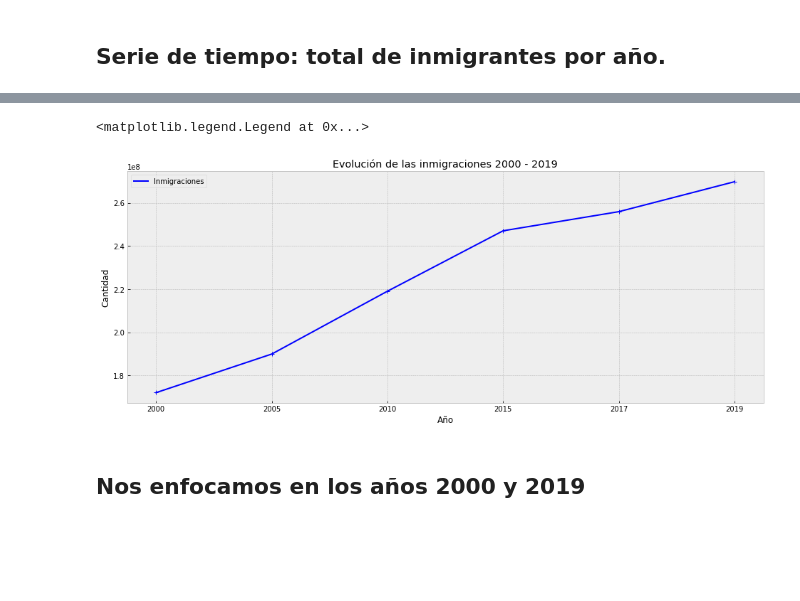
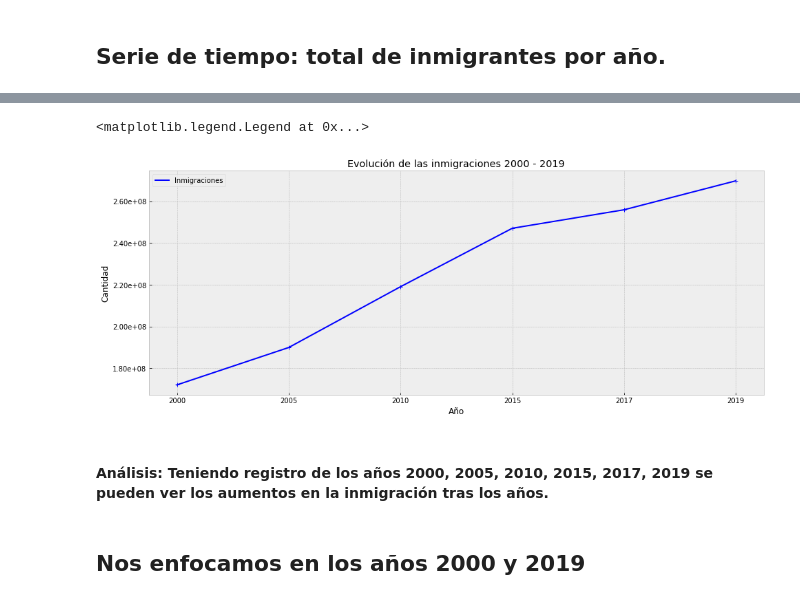
Before and after one commit to ispc-programador2022/TSSSM5, a Jupyter notebook: Scraping/Informe.ipynb, the cells around one changed output, grey strips where cells are left out. Saved outputs shown, nothing was run; the diff lists cells and outputs as text; code cells hidden in the pictures; blank space fills up the shorter version.

```diff
--- a/Scraping/Informe.ipynb
+++ b/Scraping/Informe.ipynb
@@ -115,3 +117,4 @@ df_complete.head(10)
 ## Serie de tiempo: total de inmigrantes por año.
 # %%
 cant_year = df_complete.groupby(["Year"]).sum('Inmigrantes_total')
+cant_year = cant_year.drop(['Unnamed: 0', 'Proporcion_total'], axis=1)
@@ -118,16 +131,19 @@ cant_year = df_complete.groupby(["Year"]).sum('Inmigrantes_total')
 # %%
 year_index = cant_year.index
 
 fig, ax = plt.subplots(figsize=(16,6))
 ax.plot(year_index, cant_year["Inmigrantes_total"], 'b',  label='Inmigraciones')
 ax.plot(year_index, cant_year["Inmigrantes_total"],  'b+')
+ax.yaxis.set_major_formatter(mtick.FormatStrFormatter('%.2e'))
 ax.set_xlabel('Año')
 ax.set_ylabel('Cantidad')
 ax.set_title('Evolución de las inmigraciones 2000 - 2019')
 ax.legend()
 # %% [output]
 <matplotlib.legend.Legend at 0x...>
-[figure, old version]
+[figure, new version]
+# %% [markdown]
+#### **Análisis**: Teniendo registro de los años 2000, 2005, 2010, 2015, 2017, 2019 se pueden ver los aumentos en la inmigración tras los años.
 # %% [markdown]
 ## Nos enfocamos en los años **2000** y **2019**
 # %%
```
Also changed, not shown: parts of 10 cells of this notebook.
